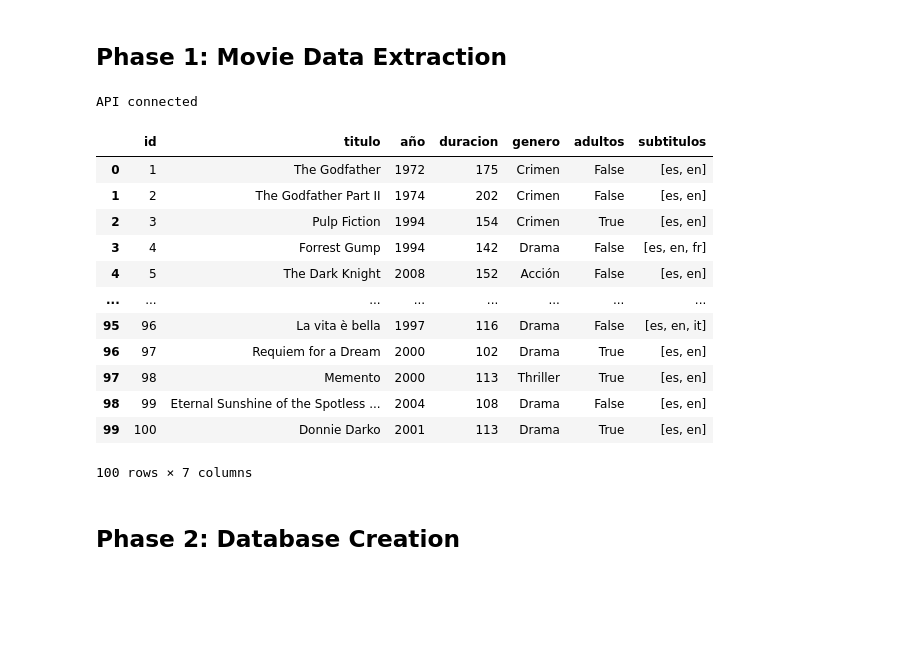
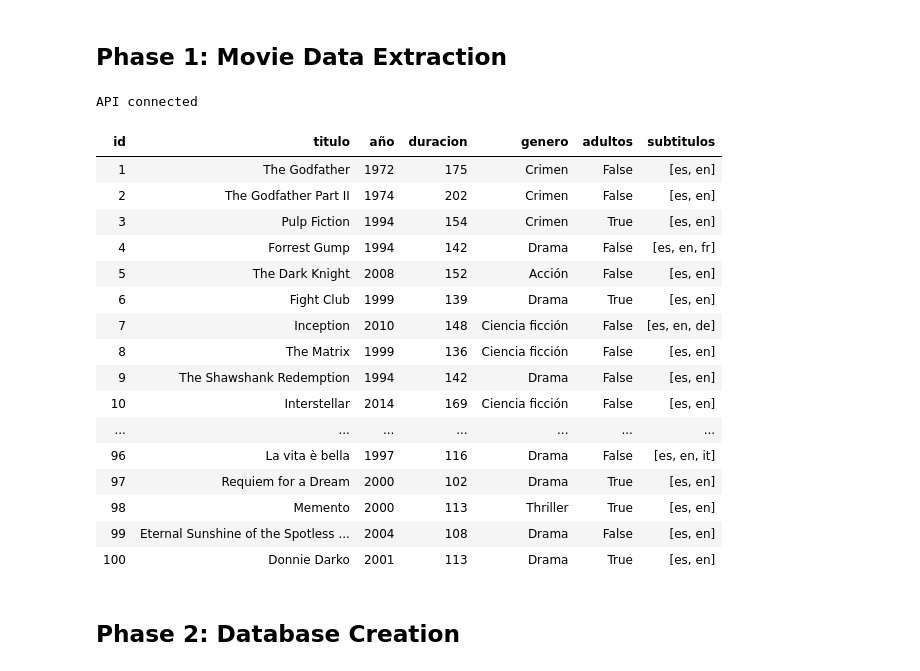
Before and after one commit to Adalab/bda-modulo-2-evaluacion-final-MATC-90, a Jupyter notebook: Ejercicio_final_SQL_phyton.ipynb, the cells around one changed output. Saved outputs shown, nothing was run; the diff lists cells and outputs as text; code cells hidden in the pictures; blank space fills up the shorter version.

```diff
--- a/Ejercicio_final_SQL_phyton.ipynb
+++ b/Ejercicio_final_SQL_phyton.ipynb
@@ -52,22 +53,26 @@ def api_requests(url_api_movies):
 # %%
 # Fetch data from the URL and store the returned DataFrame in df_movies
 df_movies = api_requests("https://beta.adalab.es/resources/apis/pelis/pelis.json")
-df_movies
+HTML(df_movies.to_html(index=False))
 # %% [output]
 API connected
-|  | id | titulo | año | duracion | genero | adultos | subtitulos |
-| 0 | 1 | The Godfather | 1972 | 175 | Crimen | False | [es, en] |
-| 1 | 2 | The Godfather Part II | 1974 | 202 | Crimen | False | [es, en] |
-| 2 | 3 | Pulp Fiction | 1994 | 154 | Crimen | True | [es, en] |
-| 3 | 4 | Forrest Gump | 1994 | 142 | Drama | False | [es, en, fr] |
-| 4 | 5 | The Dark Knight | 2008 | 152 | Acción | False | [es, en] |
-| ... | ... | ... | ... | ... | ... | ... | ... |
-| 95 | 96 | La vita è bella | 1997 | 116 | Drama | False | [es, en, it] |
-| 96 | 97 | Requiem for a Dream | 2000 | 102 | Drama | True | [es, en] |
-| 97 | 98 | Memento | 2000 | 113 | Thriller | True | [es, en] |
-| 98 | 99 | Eternal Sunshine of the Spotless ... | 2004 | 108 | Drama | False | [es, en] |
-| 99 | 100 | Donnie Darko | 2001 | 113 | Drama | True | [es, en] |
+| id | titulo | año | duracion | genero | adultos | subtitulos |
+| 1 | The Godfather | 1972 | 175 | Crimen | False | [es, en] |
+| 2 | The Godfather Part II | 1974 | 202 | Crimen | False | [es, en] |
+| 3 | Pulp Fiction | 1994 | 154 | Crimen | True | [es, en] |
+| 4 | Forrest Gump | 1994 | 142 | Drama | False | [es, en, fr] |
+| 5 | The Dark Knight | 2008 | 152 | Acción | False | [es, en] |
+| 6 | Fight Club | 1999 | 139 | Drama | True | [es, en] |
+| 7 | Inception | 2010 | 148 | Ciencia ficción | False | [es, en, de] |
+| 8 | The Matrix | 1999 | 136 | Ciencia ficción | False | [es, en] |
+| 9 | The Shawshank Redemption | 1994 | 142 | Drama | False | [es, en] |
+| 10 | Interstellar | 2014 | 169 | Ciencia ficción | False | [es, en] |
+| ... | ... | ... | ... | ... | ... | ... |
+| 96 | La vita è bella | 1997 | 116 | Drama | False | [es, en, it] |
+| 97 | Requiem for a Dream | 2000 | 102 | Drama | True | [es, en] |
+| 98 | Memento | 2000 | 113 | Thriller | True | [es, en] |
+| 99 | Eternal Sunshine of the Spotless ... | 2004 | 108 | Drama | False | [es, en] |
+| 100 | Donnie Darko | 2001 | 113 | Drama | True | [es, en] |
-100 rows × 7 columns
 # %% [markdown]
 ## Phase 2: Database Creation
 # %%
```
Also changed, not shown: parts of 13 cells of this notebook, 1 other file.
